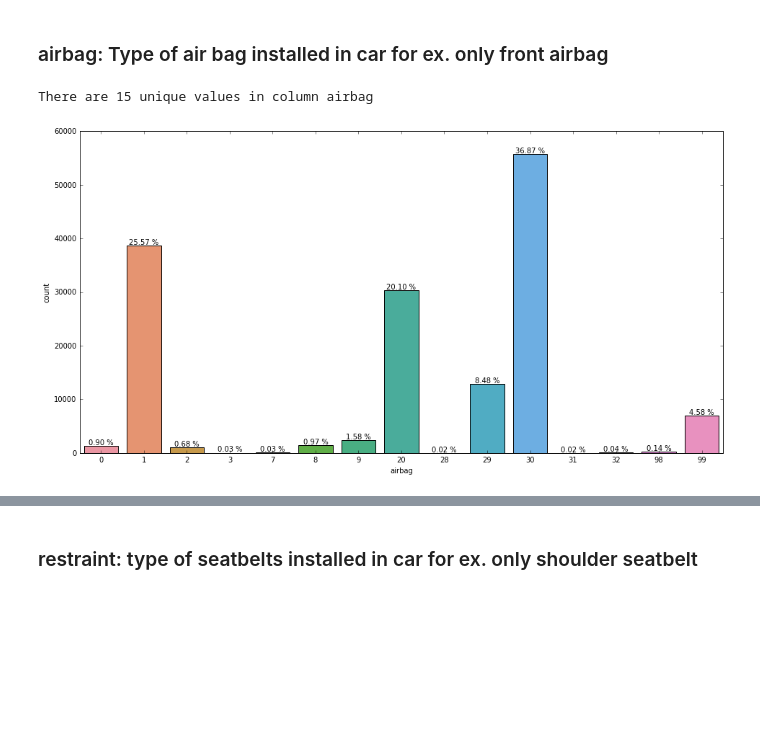
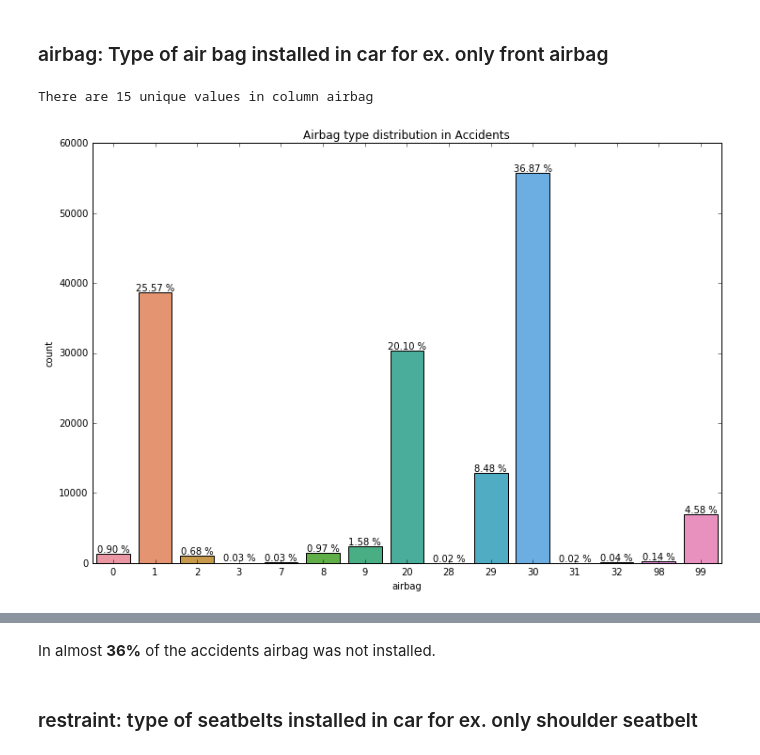
Before and after one commit to sohaibomr/data_analysis-FARS, a Jupyter notebook: eda_fars.ipynb, the cells around one changed output, grey strips where cells are left out. Saved outputs shown, nothing was run; the diff lists cells and outputs as text; code cells hidden in the pictures; blank space fills up the shorter version.

```diff
--- a/eda_fars.ipynb
+++ b/eda_fars.ipynb
@@ -31,9 +31,10 @@ def bold(text_to_bold):
     reset = "\033[0;0m"
     return bold + text_to_bold + reset
 
-def count_plot(column, axis, df, percent):
+def count_plot(column, axis, df, percent, title):
     total_rows = df.shape[0]
-    plt.figure(figsize=(16,8))
+    plt.figure(figsize=(12,8))
+    plt.title(title)
     if axis == 'x':
         ax = sns.countplot(x=column, data=df)
     elif axis == 'y':
@@ -44,7 +45,6 @@ def count_plot(column, axis, df, percent):
             height=p.get_height()
             percent = (height*100)/total_rows
             ax.text((p.get_x() + p.get_width()/2), p.get_height()+250, '{:1.2f} %'.format(percent), ha='center')
-
 def show_unique(column, df):
 
     print "There are {} unique values in column {}\n".format(str(len(df[column].unique())), column)
@@ -136,14 +137,16 @@ Desc | Img
 ### airbag: Type of air bag installed in car for ex. only front airbag
 # %%
 show_unique('airbag', data)
-count_plot('airbag', 'x', data, 'show')
+count_plot('airbag', 'x', data, 'show', 'Airbag type distribution in Accidents')
 # %% [output]
 There are 15 unique values in column airbag
-[figure, old version]
+[figure, new version]
 # %% [markdown]
 Img | Desc
 - | -
 ![alt](img/airbag.png) |
+# %% [markdown]
+In almost **36%** of the accidents airbag was not installed.
 # %% [markdown]
 ### restraint: type of seatbelts installed in car for ex. only shoulder seatbelt
 # %%
```
Also changed, not shown: parts of 30 cells of this notebook, 2 other files.
